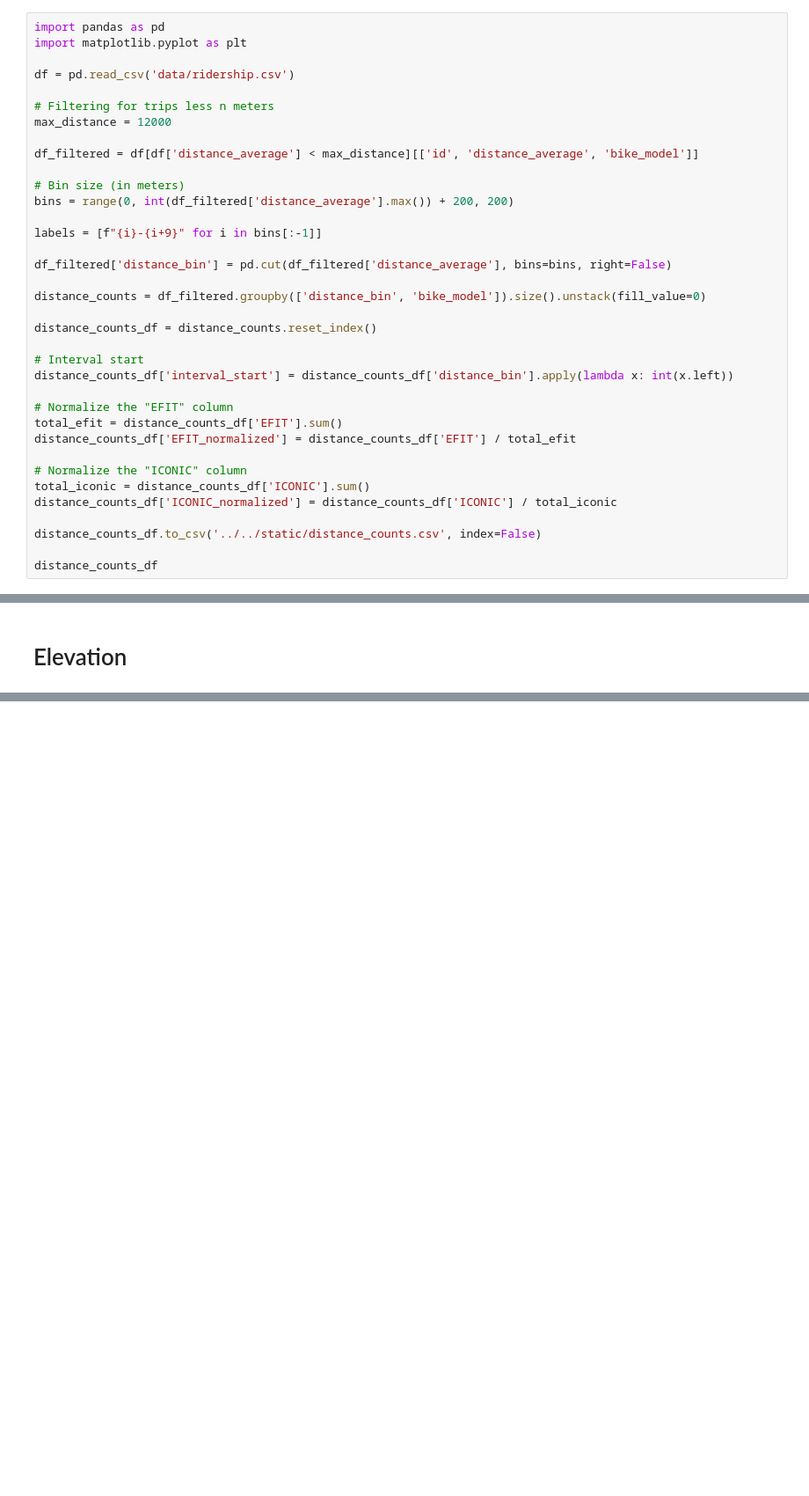
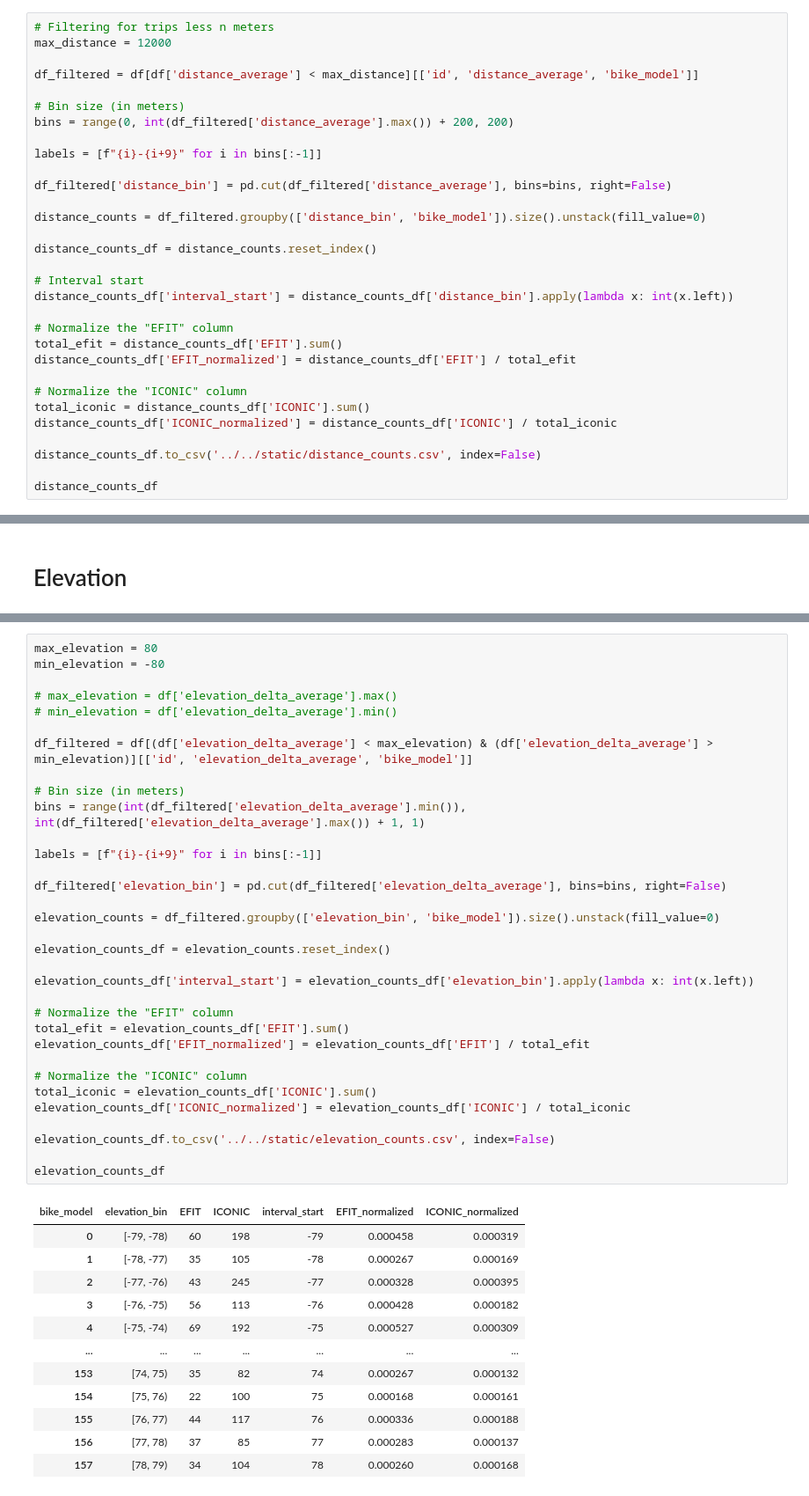
Before and after one commit to schoolofcities/bike-share-toronto, a Jupyter notebook: data-preparation/efit/aggregate.ipynb, the cells around one changed output, grey strips where cells are left out. Shown at 88% size. Cells and saved outputs as stored; diff of their text form; blank space fills up the shorter version.

Commit message:
Add elevation delta histogram

```diff
--- a/data-preparation/efit/aggregate.ipynb
+++ b/data-preparation/efit/aggregate.ipynb
@@ -74,11 +76,6 @@ stats.to_csv('../../static/duration_stats.csv', index=False)
 # %% [markdown]
 ### Distance histogram data
 # %%
-import pandas as pd
-import matplotlib.pyplot as plt
-
-df = pd.read_csv('data/ridership.csv')
-
 # Filtering for trips less n meters
 max_distance = 12000
 
@@ -164,0 +164,46 @@ stats.to_csv('../../static/distance_stats.csv', index=False)
+# %%
+max_elevation = 80
+min_elevation = -80
+
+# max_elevation = df['elevation_delta_average'].max()
+# min_elevation = df['elevation_delta_average'].min()
+
+df_filtered = df[(df['elevation_delta_average'] < max_elevation) & (df['elevation_delta_average'] > min_elevation)][['id', 'elevation_delta_average', 'bike_model']]
+
+# Bin size (in meters)
+bins = range(int(df_filtered['elevation_delta_average'].min()), int(df_filtered['elevation_delta_average'].max()) + 1, 1)
+
+labels = [f"{i}-{i+9}" for i in bins[:-1]]
+
+df_filtered['elevation_bin'] = pd.cut(df_filtered['elevation_delta_average'], bins=bins, right=False)
+
+elevation_counts = df_filtered.groupby(['elevation_bin', 'bike_model']).size().unstack(fill_value=0)
+
+elevation_counts_df = elevation_counts.reset_index()
+
+elevation_counts_df['interval_start'] = elevation_counts_df['elevation_bin'].apply(lambda x: int(x.left))
+
+# Normalize the "EFIT" column
+total_efit = elevation_counts_df['EFIT'].sum()
+elevation_counts_df['EFIT_normalized'] = elevation_counts_df['EFIT'] / total_efit
+
+# Normalize the "ICONIC" column
+total_iconic = elevation_counts_df['ICONIC'].sum()
+elevation_counts_df['ICONIC_normalized'] = elevation_counts_df['ICONIC'] / total_iconic
+
+elevation_counts_df.to_csv('../../static/elevation_counts.csv', index=False)
+
+elevation_counts_df
+# %% [output]
+| bike_model | elevation_bin | EFIT | ICONIC | interval_start | EFIT_normalized | ICONIC_normalized |
+| 0 | [-79, -78) | 60 | 198 | -79 | 0.000458 | 0.000319 |
+| 1 | [-78, -77) | 35 | 105 | -78 | 0.000267 | 0.000169 |
+| 2 | [-77, -76) | 43 | 245 | -77 | 0.000328 | 0.000395 |
+| 3 | [-76, -75) | 56 | 113 | -76 | 0.000428 | 0.000182 |
+| 4 | [-75, -74) | 69 | 192 | -75 | 0.000527 | 0.000309 |
+| ... | ... | ... | ... | ... | ... | ... |
+| 153 | [74, 75) | 35 | 82 | 74 | 0.000267 | 0.000132 |
+| 154 | [75, 76) | 22 | 100 | 75 | 0.000168 | 0.000161 |
+| 155 | [76, 77) | 44 | 117 | 76 | 0.000336 | 0.000188 |
+| 156 | [77, 78) | 37 | 85 | 77 | 0.000283 | 0.000137 |
+| 157 | [78, 79) | 34 | 104 | 78 | 0.000260 | 0.000168 |
```
Also changed, not shown: parts of 5 cells of this notebook, 5 other files.
